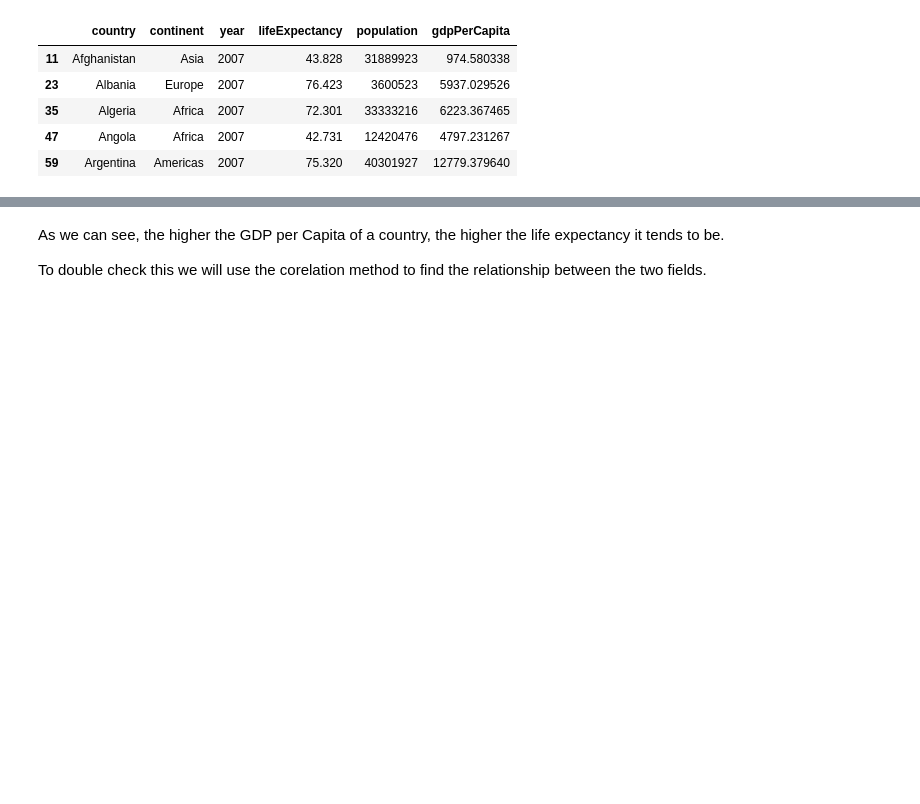
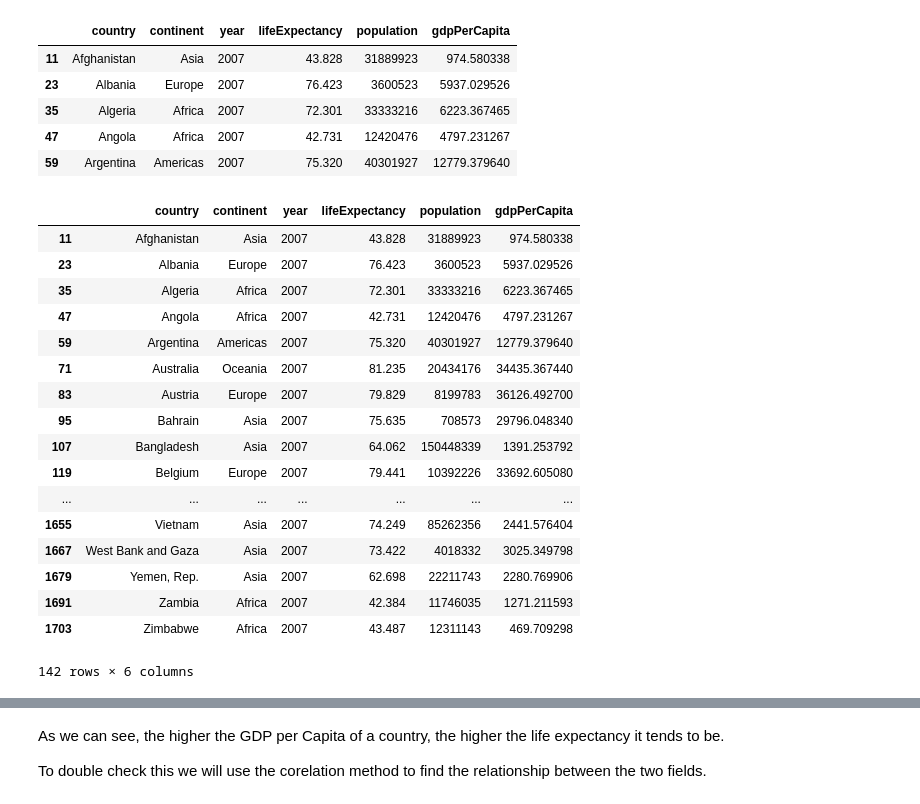
Before and after one commit to dipbanik/MyTectraJuly, a Jupyter notebook: visualization/Scatter Plots.ipynb, the cells around one changed output, grey strips where cells are left out. Saved outputs shown, nothing was run; the diff lists cells and outputs as text; code cells hidden in the pictures; blank space fills up the shorter version.

```diff
--- a/visualization/Scatter Plots.ipynb
+++ b/visualization/Scatter Plots.ipynb
@@ -41,3 +54,24 @@ data_2007.head()
 | 35 | Algeria | Africa | 2007 | 72.301 | 33333216 | 6223.367465 |
 | 47 | Angola | Africa | 2007 | 42.731 | 12420476 | 4797.231267 |
 | 59 | Argentina | Americas | 2007 | 75.320 | 40301927 | 12779.379640 |
+# %%
+data_2007.reindex()
+# %% [output]
+|  | country | continent | year | lifeExpectancy | population | gdpPerCapita |
+| 11 | Afghanistan | Asia | 2007 | 43.828 | 31889923 | 974.580338 |
+| 23 | Albania | Europe | 2007 | 76.423 | 3600523 | 5937.029526 |
+| 35 | Algeria | Africa | 2007 | 72.301 | 33333216 | 6223.367465 |
+| 47 | Angola | Africa | 2007 | 42.731 | 12420476 | 4797.231267 |
+| 59 | Argentina | Americas | 2007 | 75.320 | 40301927 | 12779.379640 |
+| 71 | Australia | Oceania | 2007 | 81.235 | 20434176 | 34435.367440 |
+| 83 | Austria | Europe | 2007 | 79.829 | 8199783 | 36126.492700 |
+| 95 | Bahrain | Asia | 2007 | 75.635 | 708573 | 29796.048340 |
+| 107 | Bangladesh | Asia | 2007 | 64.062 | 150448339 | 1391.253792 |
+| 119 | Belgium | Europe | 2007 | 79.441 | 10392226 | 33692.605080 |
+| ... | ... | ... | ... | ... | ... | ... |
+| 1655 | Vietnam | Asia | 2007 | 74.249 | 85262356 | 2441.576404 |
+| 1667 | West Bank and Gaza | Asia | 2007 | 73.422 | 4018332 | 3025.349798 |
+| 1679 | Yemen, Rep. | Asia | 2007 | 62.698 | 22211743 | 2280.769906 |
+| 1691 | Zambia | Africa | 2007 | 42.384 | 11746035 | 1271.211593 |
+| 1703 | Zimbabwe | Africa | 2007 | 43.487 | 12311143 | 469.709298 |
+142 rows × 6 columns
```
Also changed, not shown: parts of 10 cells of this notebook.
